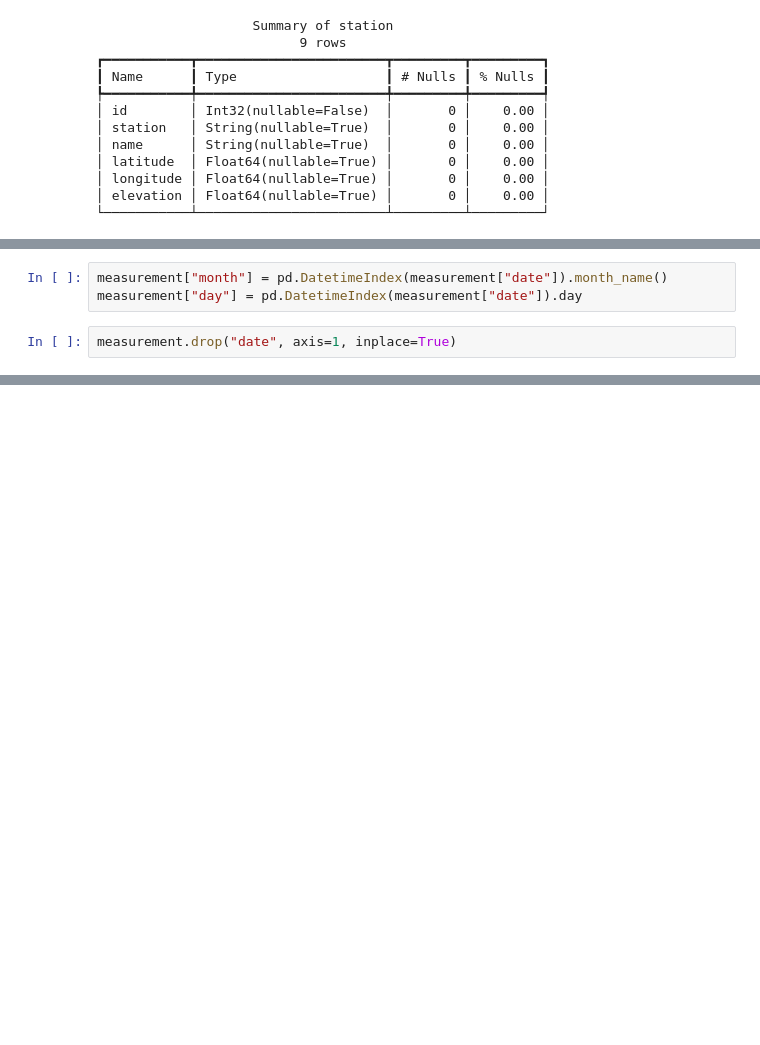
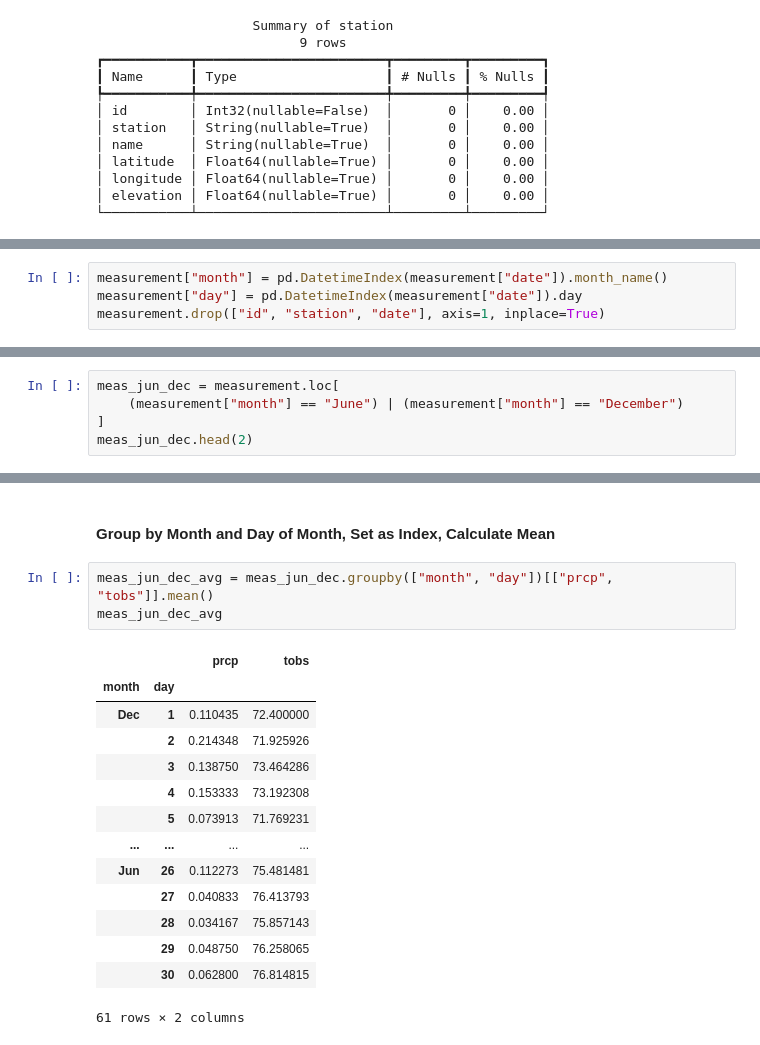
Before and after one commit to cdpeters/dash-test-app, a Jupyter notebook: notebooks/dash_app_development.ipynb, the cells around one changed output, grey strips where cells are left out. Saved outputs shown, nothing was run; the diff lists cells and outputs as text; blank space fills up the shorter version.

```diff
--- a/notebooks/dash_app_development.ipynb
+++ b/notebooks/dash_app_development.ipynb
@@ -112,5 +201,4 @@ station.head()
 # %%
 measurement["month"] = pd.DatetimeIndex(measurement["date"]).month_name()
 measurement["day"] = pd.DatetimeIndex(measurement["date"]).day
+measurement.drop(["id", "station", "date"], axis=1, inplace=True)
-# %%
-measurement.drop("date", axis=1, inplace=True)
@@ -157,0 +213,5 @@ mean_jun.join(mean_dec, how="right", lsuffix="_jun", rsuffix="_dec")
+# %%
+meas_jun_dec = measurement.loc[
+    (measurement["month"] == "June") | (measurement["month"] == "December")
+]
+meas_jun_dec.head(2)
@@ -157,0 +234,20 @@ mean_jun.join(mean_dec, how="right", lsuffix="_jun", rsuffix="_dec")
+# %% [markdown]
+#### Group by Month and Day of Month, Set as Index, Calculate Mean
+# %%
+meas_jun_dec_avg = meas_jun_dec.groupby(["month", "day"])[["prcp", "tobs"]].mean()
+meas_jun_dec_avg
+# %% [output]
+|  |  | prcp | tobs |
+| month | day |  |  |
+| Dec | 1 | 0.110435 | 72.400000 |
+|  | 2 | 0.214348 | 71.925926 |
+|  | 3 | 0.138750 | 73.464286 |
+|  | 4 | 0.153333 | 73.192308 |
+|  | 5 | 0.073913 | 71.769231 |
+| ... | ... | ... | ... |
+| Jun | 26 | 0.112273 | 75.481481 |
+|  | 27 | 0.040833 | 76.413793 |
+|  | 28 | 0.034167 | 75.857143 |
+|  | 29 | 0.048750 | 76.258065 |
+|  | 30 | 0.062800 | 76.814815 |
+61 rows × 2 columns
```
Also changed, not shown: parts of 33 cells of this notebook.
